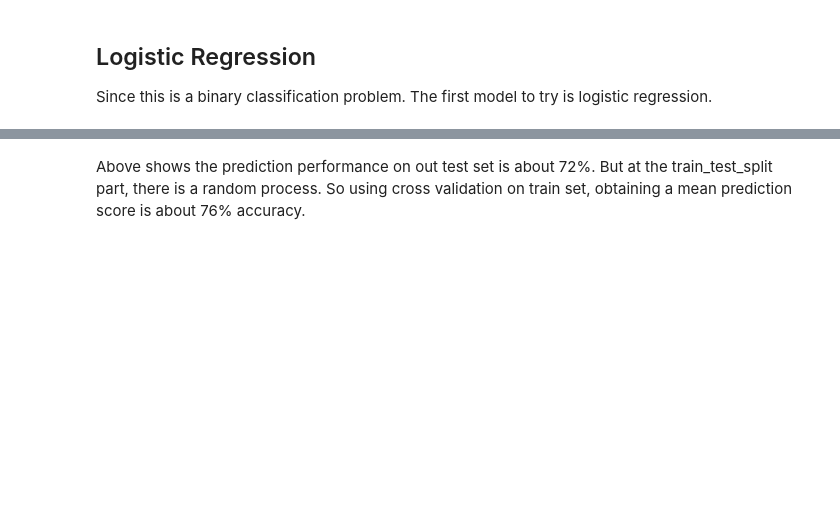
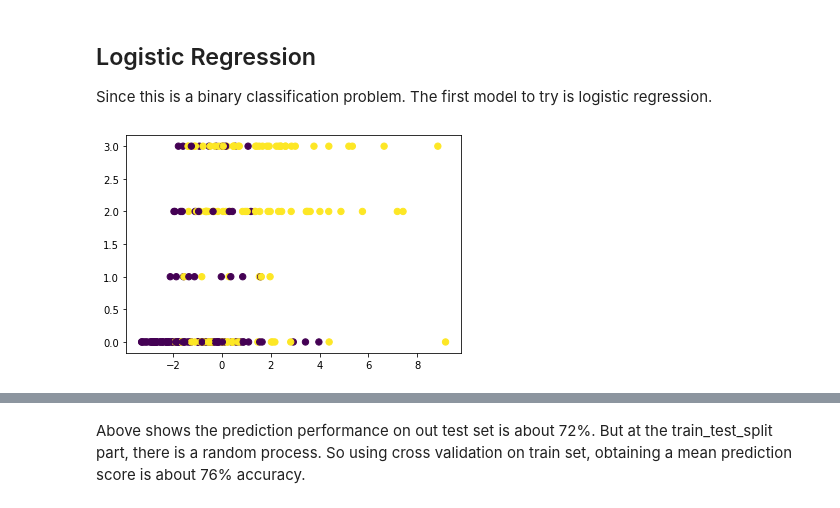
Before and after one commit to chamomile-Z/Lab-Data-Analysis-01, a Jupyter notebook: Zebrafish Data Analysis(EDA+PCA+Encode+Models).ipynb, the cells around one changed output, grey strips where cells are left out. Cells and saved outputs as stored; diff of their text form; code cells hidden in the pictures; blank space fills up the shorter version.

```diff
--- a/Zebrafish Data Analysis(EDA+PCA+Encode+Models).ipynb
+++ b/Zebrafish Data Analysis(EDA+PCA+Encode+Models).ipynb
@@ -288,3 +350,12 @@ After doing data manipulation, the next step is trying different models on the d
 # %% [markdown]
 ## Logistic Regression
 Since this is a binary classification problem. The first model to try is logistic regression.
+# %%
+x_train_new02 = x_train_new.drop(['pc2','pc3','Region '], axis = 1)
+x_test_new02 = x_test_new.drop(['pc2', 'pc3', 'Region '], axis = 1)
+# %%
+# Generate a dataset and plot it
+plt.scatter(x_train_new02['pc1'].values, x_train_new02['HPI'].values, s=40, c=y_train)
+plt.savefig("F:/Lab/Majo Data/Results/scatterforExtr.jpg")
+# %% [output]
+[figure, added]
```
Also changed, not shown: parts of 18 cells of this notebook.
